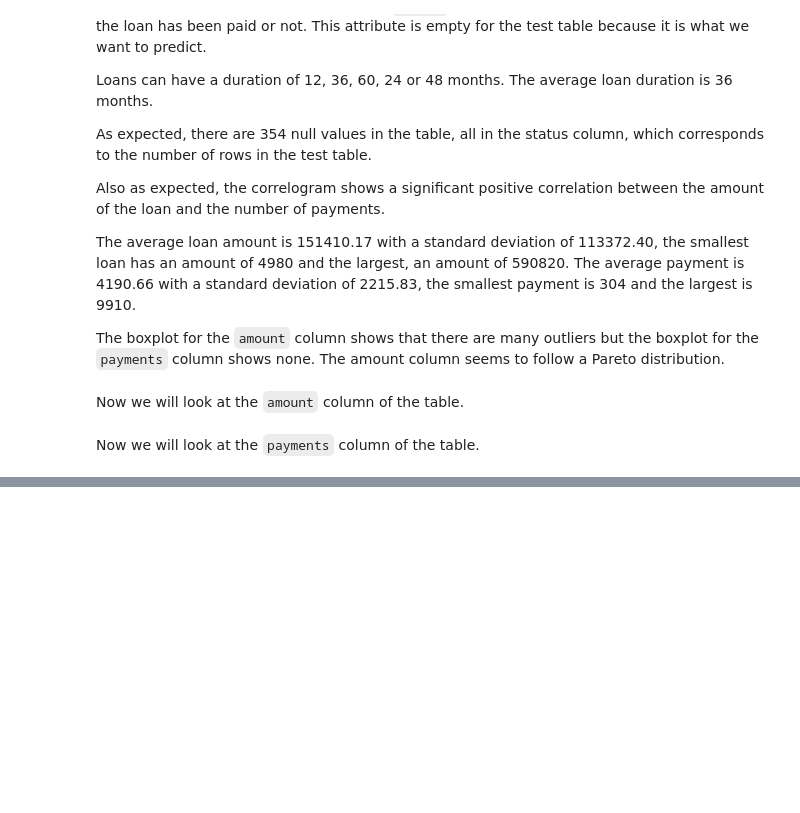
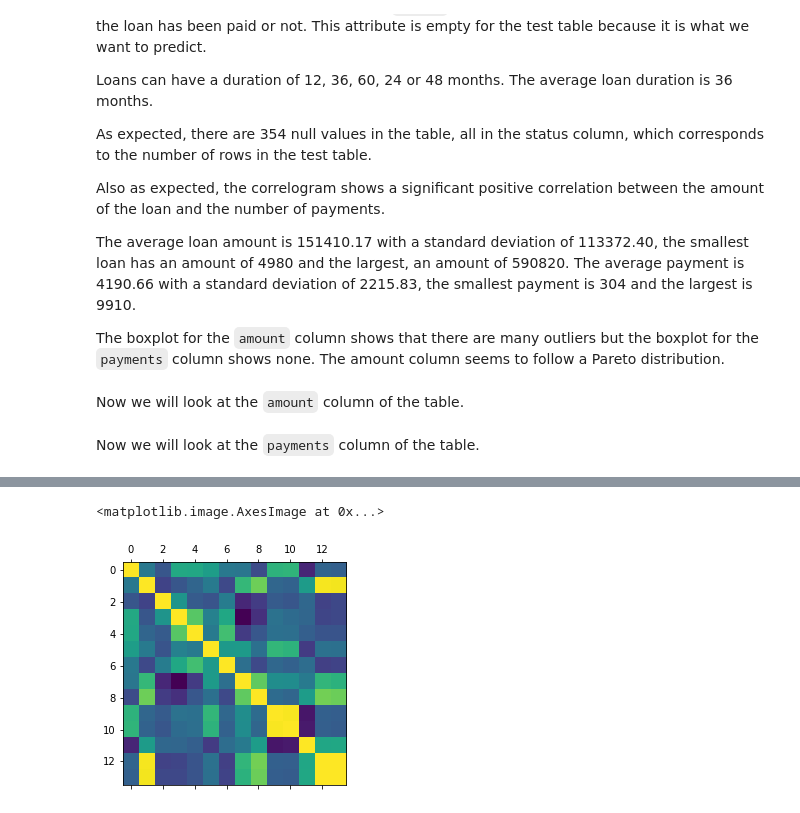
Before and after one commit to Goncalo101/FEUP-CAC, a Jupyter notebook: 02-Data-Understanding.ipynb, the cells around one changed output, grey strips where cells are left out. Cells and saved outputs as stored; diff of their text form; code cells hidden in the pictures; blank space fills up the shorter version.

```diff
--- a/02-Data-Understanding.ipynb
+++ b/02-Data-Understanding.ipynb
@@ -219,0 +261,5 @@ district_df.isna().sum()
+# %%
+plt.matshow(district_df.corr())
+# %% [output]
+<matplotlib.image.AxesImage at 0x...>
+[figure, added]
```
Also changed, not shown: parts of 11 cells of this notebook, 26 other files.
